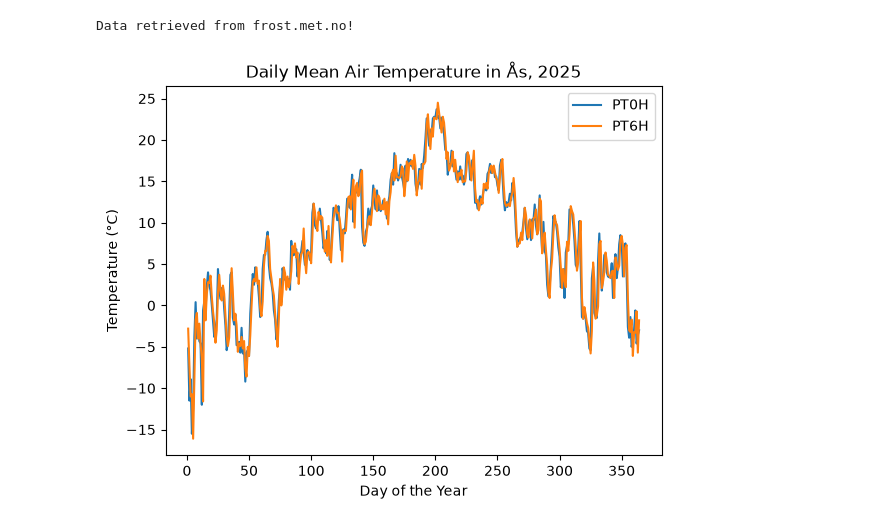
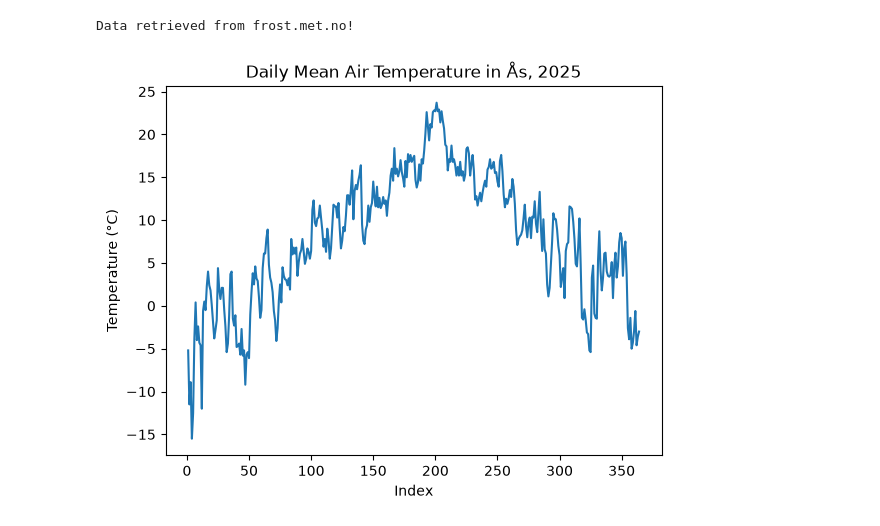
Before and after one commit to goggenn/deliverable_01, a Jupyter notebook: main_01.ipynb, the cells around one changed output. Saved outputs shown, nothing was run; the diff lists cells and outputs as text; code cells hidden in the pictures.

Commit message:
fikse plot

```diff
--- a/main_01.ipynb
+++ b/main_01.ipynb
@@ -49,20 +49,15 @@ Data retrieved from frost.met.no!
 # %%
 df_pt0h = df[df["timeOffset"] == "PT0H"].copy()
 df_pt0h.index = range(1, len(df_pt0h) + 1)
 
-df_pt6h = df[df["timeOffset"] == "PT6H"].copy()
-df_pt6h.index = range(1, len(df_pt6h) + 1)
-
-fig, ax = plt.subplots()
-
-df_pt0h.plot(y="value", ax=ax, label="PT0H")
-df_pt6h.plot(y="value", ax=ax, label="PT6H")
-
-ax.set_title("Daily Mean Air Temperature in Ås, 2025")
-ax.set_xlabel("Day of the Year")
-ax.set_ylabel("Temperature (°C)")
-ax.legend()
-
+df_pt0h.plot(
+    y="value",
+    kind="line",
+    title="Daily Mean Air Temperature in Ås, 2025",
+    xlabel="Index",
+    ylabel="Temperature (°C)",
+    legend=False
+)
 plt.show()
 # %% [output]
-[figure, old version]
+[figure, new version]
```
